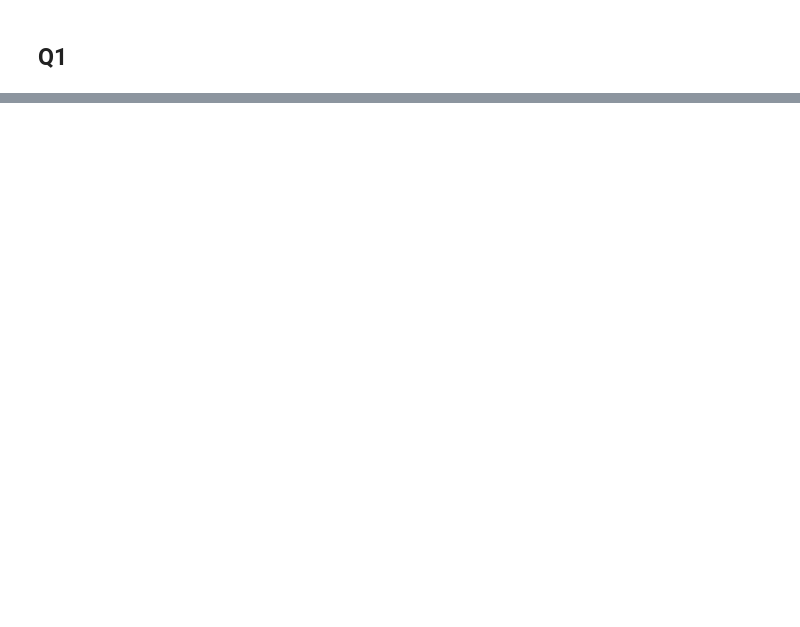
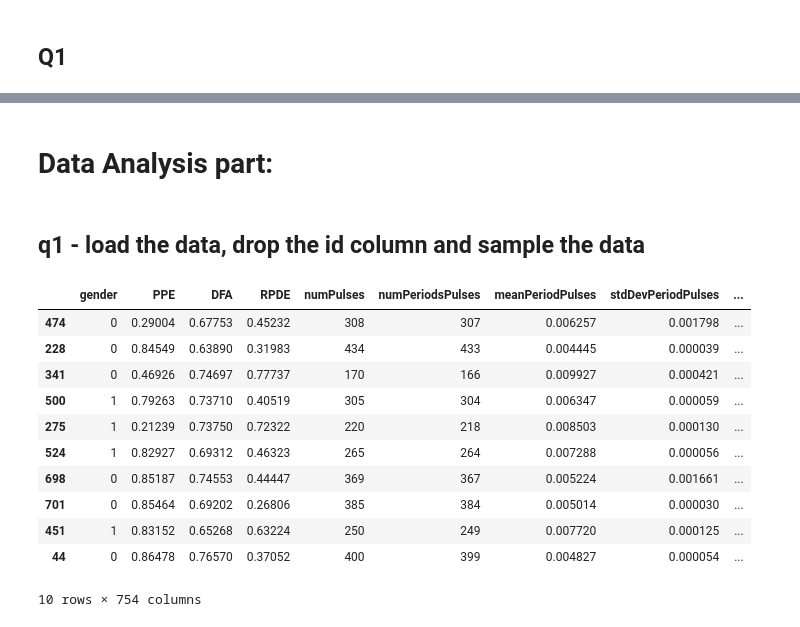
Before and after one commit to NirLalum/Unsupervised-Learning-and-Data-Analysis, a Jupyter notebook: HW_1/Parkinson's_Disease_Data_Analysis.ipynb, the cells around one changed output, grey strips where cells are left out. Drawn from its saved outputs; the diff is of its cells as text; code cells hidden in the pictures; blank space fills up the shorter version.

```diff
--- a/HW_1/Parkinson's_Disease_Data_Analysis.ipynb
+++ b/HW_1/Parkinson's_Disease_Data_Analysis.ipynb
@@ -100,0 +101,21 @@ The precantage of the estimators that were inside the CI is: 94.80%
+# %% [markdown]
+# Data Analysis part:
+# %% [markdown]
+## q1 - load the data, drop the id column and sample the data
+# %%
+df = pd.read_csv('pd_speech_features.csv')
+df.drop(columns='id', inplace=True)
+df.sample(n=10)
+# %% [output]
+|  | gender | PPE | DFA | RPDE | numPulses | numPeriodsPulses | meanPeriodPulses | stdDevPeriodPulses | ... |
+| 474 | 0 | 0.29004 | 0.67753 | 0.45232 | 308 | 307 | 0.006257 | 0.001798 | ... |
+| 228 | 0 | 0.84549 | 0.63890 | 0.31983 | 434 | 433 | 0.004445 | 0.000039 | ... |
+| 341 | 0 | 0.46926 | 0.74697 | 0.77737 | 170 | 166 | 0.009927 | 0.000421 | ... |
+| 500 | 1 | 0.79263 | 0.73710 | 0.40519 | 305 | 304 | 0.006347 | 0.000059 | ... |
+| 275 | 1 | 0.21239 | 0.73750 | 0.72322 | 220 | 218 | 0.008503 | 0.000130 | ... |
+| 524 | 1 | 0.82927 | 0.69312 | 0.46323 | 265 | 264 | 0.007288 | 0.000056 | ... |
+| 698 | 0 | 0.85187 | 0.74553 | 0.44447 | 369 | 367 | 0.005224 | 0.001661 | ... |
+| 701 | 0 | 0.85464 | 0.69202 | 0.26806 | 385 | 384 | 0.005014 | 0.000030 | ... |
+| 451 | 1 | 0.83152 | 0.65268 | 0.63224 | 250 | 249 | 0.007720 | 0.000125 | ... |
+| 44 | 0 | 0.86478 | 0.76570 | 0.37052 | 400 | 399 | 0.004827 | 0.000054 | ... |
+10 rows × 754 columns
```
Also changed, not shown: parts of 10 cells of this notebook, 2 other files.
